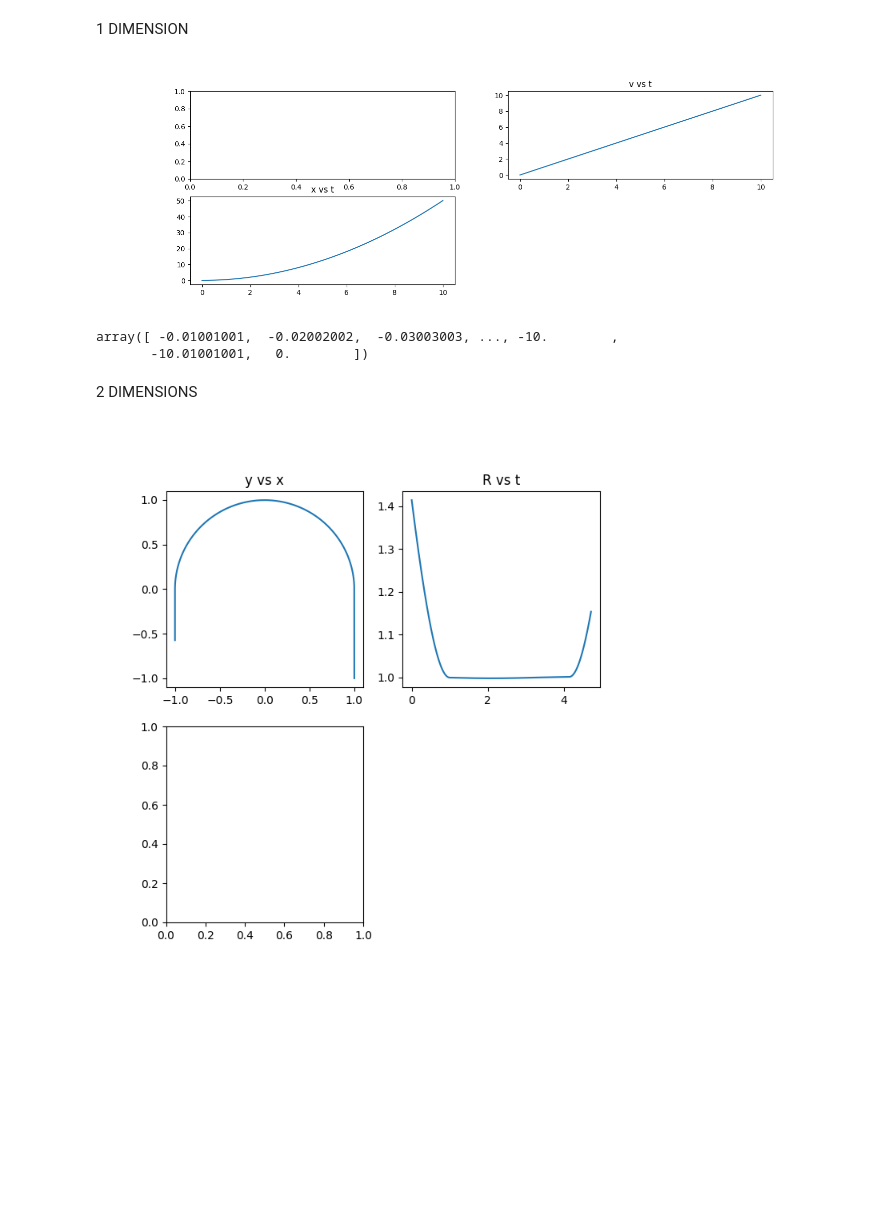
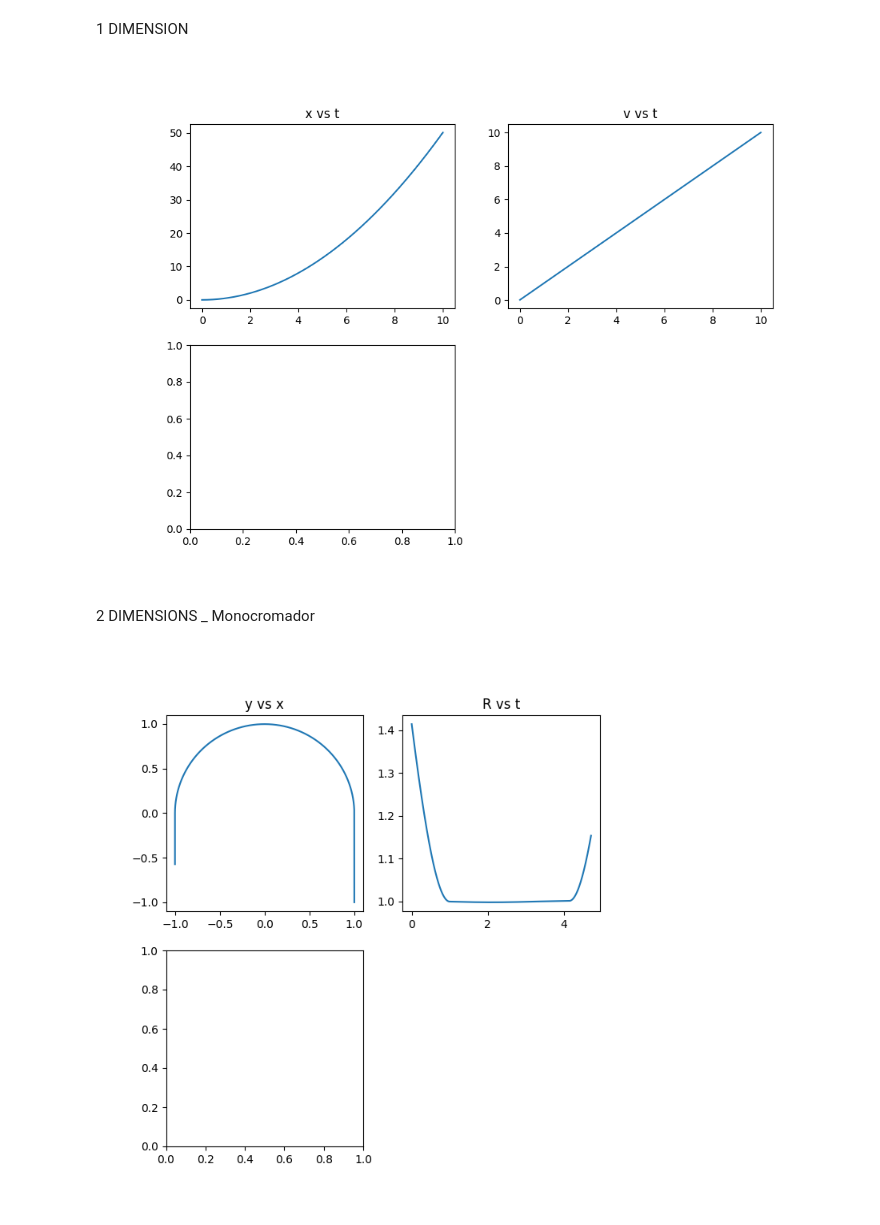
Before and after one commit to Proyecto-AP/Aceleradores, a Jupyter notebook: PART_1.ipynb, the cells around one changed output. Drawn from its saved outputs; the diff is of its cells as text; code cells hidden in the pictures; blank space fills up the shorter version.

```diff
--- a/PART_1.ipynb
+++ b/PART_1.ipynb
@@ -19,44 +19,39 @@ V[0]=0
 A=f/m
 #integracion
 for i in range(len(t)):
     V[i]=V[i-1]+A*dt
     X[i]=X[i-1]+V[i]*dt
 
 
 #Animacion
-fig= plt.figure(figsize=(15,5))
-ax=fig.add_subplot(221)
-ax_1=fig.add_subplot(223)
+fig= plt.figure(figsize=(10,7))
+ax=fig.add_subplot(223)
+ax_1=fig.add_subplot(221)
 ax_1.plot(t,X)
 ax_1.set_title("x vs t")
 ax_2=fig.add_subplot(222)
 ax_2.plot(t,V[0:-1])
 ax_2.set_title("v vs t")
 scale = 10
 t1 = t[::scale]
 X1=X[::scale]
 def init():
 
     ax.clear()
     ax.set_title("Animacion")
     ax.set_xlim(0,50)
     ax.set_ylim(-1,1)
 def Update(i):
     init()
     x=X1[i]
     y=0
     circulo=plt.Rectangle((x,y),5,0.5,color="r",fill=True)
     ax.add_patch(circulo)
 Animation = anim.FuncAnimation(fig,Update,frames=len(t1),init_func=init)
 # %% [output]
-[figure, old version]
+[figure, new version]
-# %%
-V
-# %% [output]
-array([ -0.01001001,  -0.02002002,  -0.03003003, ..., -10.        ,
-       -10.01001001,   0.        ])
 # %% [markdown]
-2 DIMENSIONS
+2 DIMENSIONS _ Monocromador
 # %%
 B=1
 q=1
```
Also changed, not shown: parts of 3 cells of this notebook.
